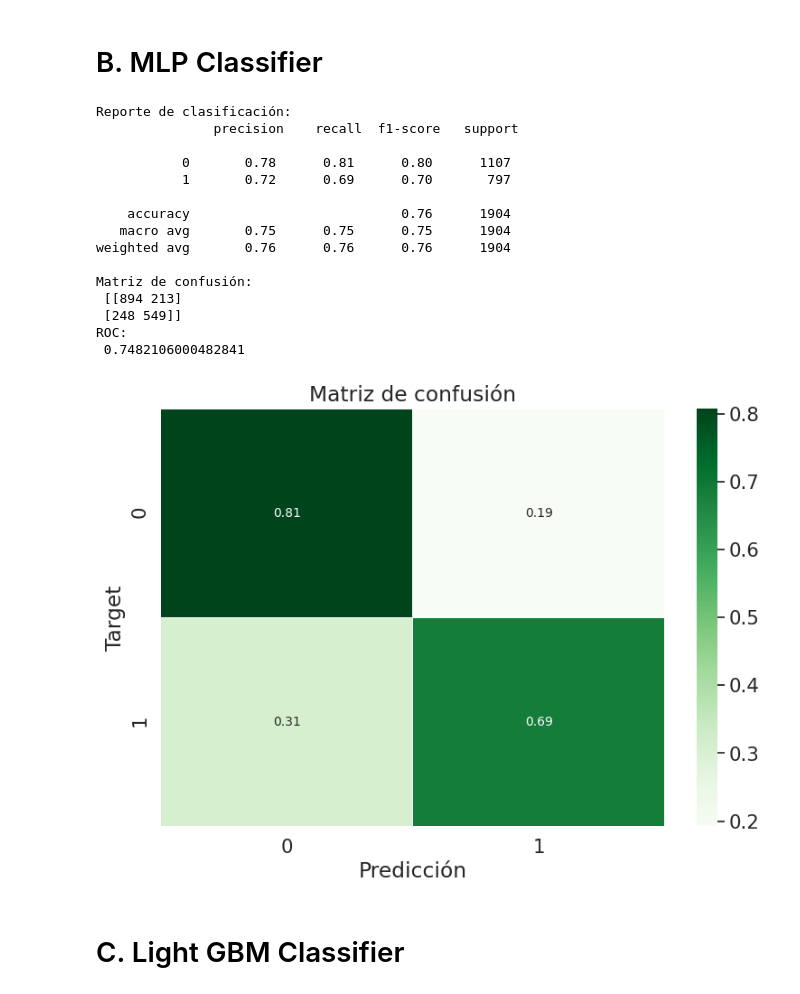
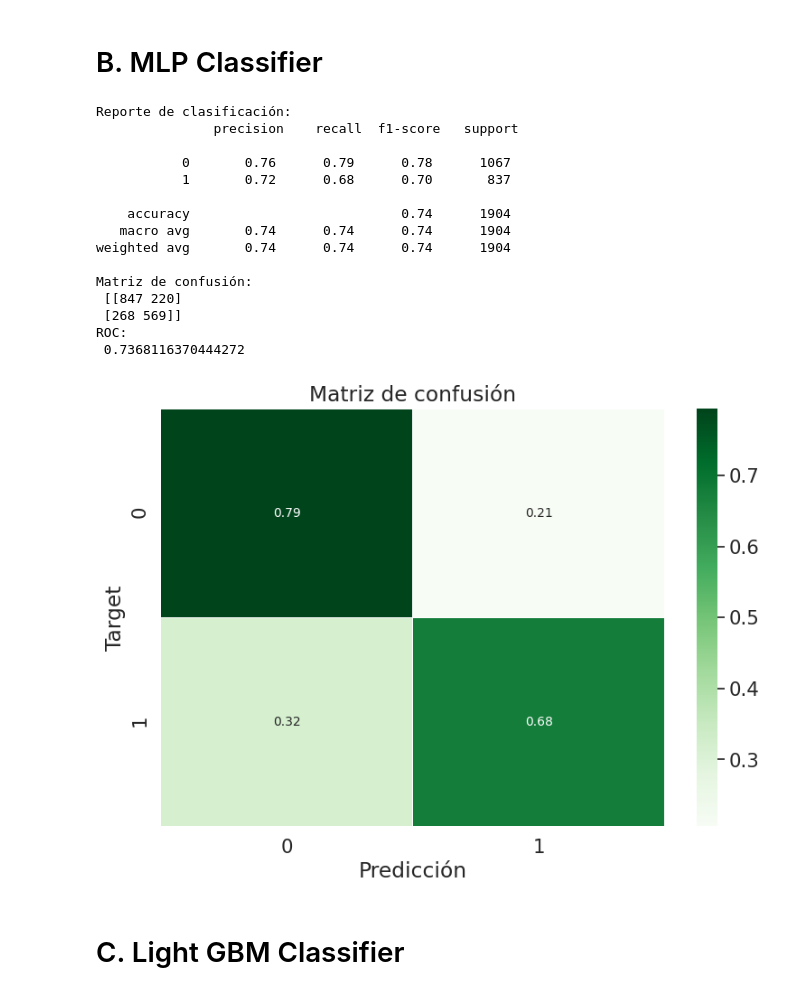
Before and after one commit to delpinor/datos7506, a Jupyter notebook: TP2 - ML.ipynb, the cells around one changed output. Cells and saved outputs as stored; diff of their text form; code cells hidden in the pictures.

```diff
--- a/TP2 - ML.ipynb
+++ b/TP2 - ML.ipynb
@@ -799,43 +945,43 @@ y = train_df['target']
 
 #Split
 X_train, X_test, y_train, y_test = train_test_split(X, y, test_size = 0.25, random_state = 0)
 
 # Doc vs Term
 count_vect = CountVectorizer()
 X_train = count_vect.fit_transform(X_train)
 X_test = count_vect.transform(X_test)
 
 # transform  to a normalized tf-idf representation
 tfidf_transformer = TfidfTransformer()
 X_train = tfidf_transformer.fit_transform(X_train)
 X_test = tfidf_transformer.transform(X_test)
 
-MLP = MLPClassifier(activation='logistic', solver='adam',random_state=1)
+MLP = MLPClassifier(activation='relu', solver='adam',random_state=1)
 
 MLP.fit(X_train, y_train)
 
 #Predicciones
 y_pred = MLP.predict(X_test)
 
 #Métricas
 mostrar_metricas(y_test, y_pred)
 # %% [output]
 Reporte de clasificación:
                precision    recall  f1-score   support
 
-           0       0.78      0.81      0.80      1107
-           1       0.72      0.69      0.70       797
+           0       0.76      0.79      0.78      1067
+           1       0.72      0.68      0.70       837
 
-    accuracy                           0.76      1904
-   macro avg       0.75      0.75      0.75      1904
-weighted avg       0.76      0.76      0.76      1904
+    accuracy                           0.74      1904
+   macro avg       0.74      0.74      0.74      1904
+weighted avg       0.74      0.74      0.74      1904
 
 Matriz de confusión:
- [[894 213]
- [248 549]]
+ [[847 220]
+ [268 569]]
 ROC:
- 0.7482106000482841
+ 0.7368116370444272
-[figure, old version]
+[figure, new version]
 # %% [markdown]
 # C. Light GBM Classifier
 # %%
```
Also changed, not shown: parts of 12 cells of this notebook, 2 other files.
